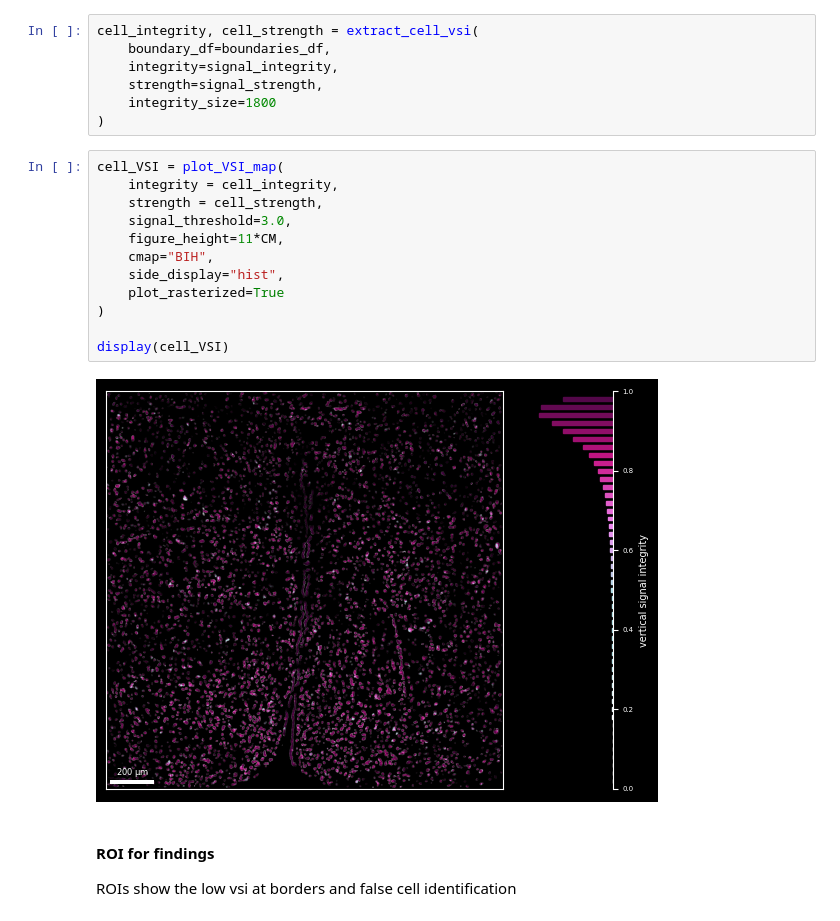
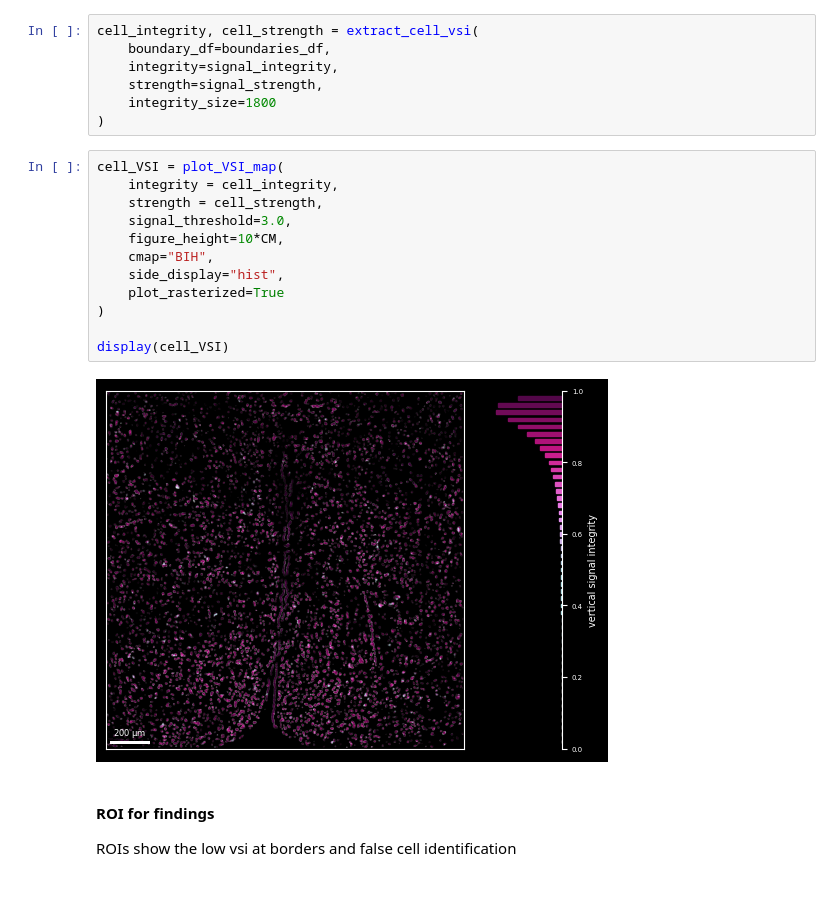
Before and after one commit to melocery/MasterThesisAnalysis, a Jupyter notebook: notebook/R2_VSI.ipynb, the cells around one changed output. Drawn from its saved outputs; the diff is of its cells as text; blank space fills up the shorter version.

```diff
--- a/notebook/R2_VSI.ipynb
+++ b/notebook/R2_VSI.ipynb
@@ -107,17 +107,17 @@ cell_integrity, cell_strength = extract_cell_vsi(
 # %%
 cell_VSI = plot_VSI_map(
     integrity = cell_integrity,
     strength = cell_strength,
     signal_threshold=3.0,
-    figure_height=11*CM,
+    figure_height=10*CM,
     cmap="BIH",
     side_display="hist",
     plot_rasterized=True
 )
 
 display(cell_VSI)
 # %% [output]
-[figure, old version]
+[figure, new version]
 # %% [markdown]
 #### ROI for findings
 ROIs show the low vsi at borders and false cell identification
```
Also changed, not shown: parts of 6 cells of this notebook, 6 other files.
